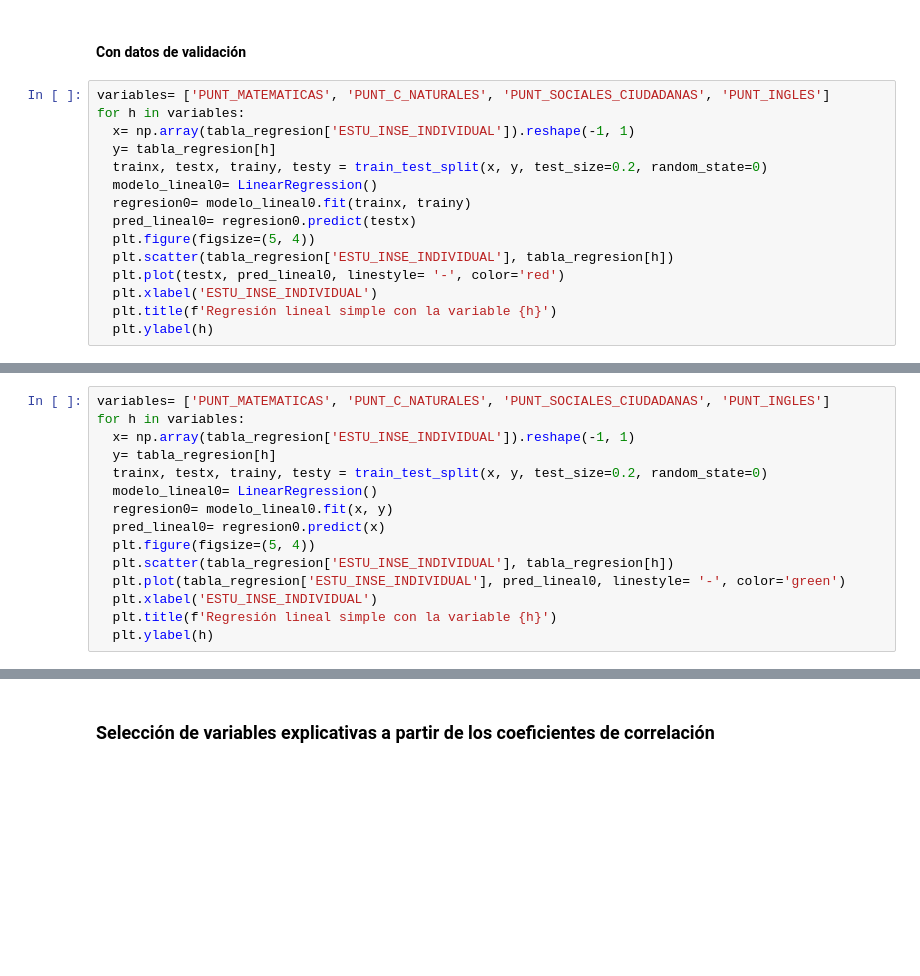
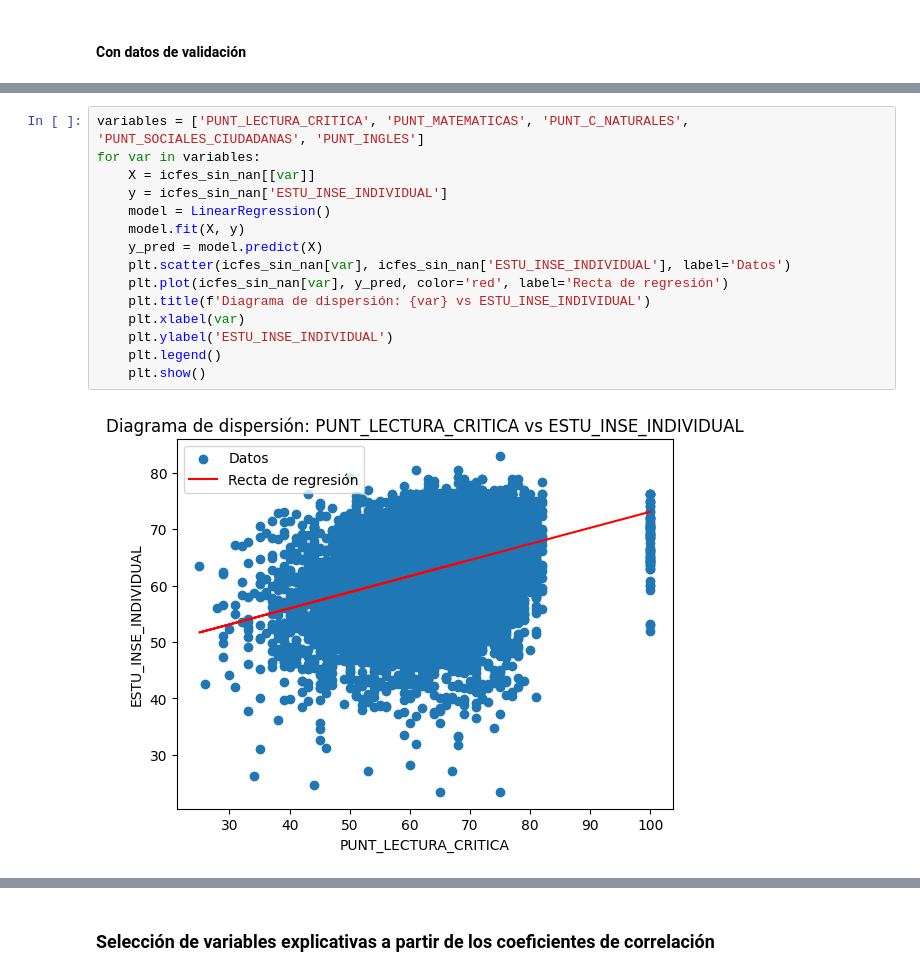
Before and after one commit to Daniedmath1405/Estadistica_II, a Jupyter notebook: Parte_practica_parcial_1_estadistica2.ipynb, the cells around one changed output, grey strips where cells are left out. Drawn from its saved outputs; the diff is of its cells as text; blank space fills up the shorter version.

```diff
--- a/Parte_practica_parcial_1_estadistica2.ipynb
+++ b/Parte_practica_parcial_1_estadistica2.ipynb
@@ -61,17 +57,2 @@ tabla_regresion.head(4)
 # %% [markdown]
 #### Con datos de validación
-# %%
-variables= ['PUNT_MATEMATICAS', 'PUNT_C_NATURALES', 'PUNT_SOCIALES_CIUDADANAS', 'PUNT_INGLES']
-for h in variables:
-  x= np.array(tabla_regresion['ESTU_INSE_INDIVIDUAL']).reshape(-1, 1)
-  y= tabla_regresion[h]
-  trainx, testx, trainy, testy = train_test_split(x, y, test_size=0.2, random_state=0)
-  modelo_lineal0= LinearRegression()
-  regresion0= modelo_lineal0.fit(trainx, trainy)
-  pred_lineal0= regresion0.predict(testx)
-  plt.figure(figsize=(5, 4))
-  plt.scatter(tabla_regresion['ESTU_INSE_INDIVIDUAL'], tabla_regresion[h])
-  plt.plot(testx, pred_lineal0, linestyle= '-', color='red')
-  plt.xlabel('ESTU_INSE_INDIVIDUAL')
-  plt.title(f'Regresión lineal simple con la variable {h}')
-  plt.ylabel(h)
@@ -85,15 +58,0 @@ for h in variables:
-# %%
-variables= ['PUNT_MATEMATICAS', 'PUNT_C_NATURALES', 'PUNT_SOCIALES_CIUDADANAS', 'PUNT_INGLES']
-for h in variables:
-  x= np.array(tabla_regresion['ESTU_INSE_INDIVIDUAL']).reshape(-1, 1)
-  y= tabla_regresion[h]
-  trainx, testx, trainy, testy = train_test_split(x, y, test_size=0.2, random_state=0)
-  modelo_lineal0= LinearRegression()
-  regresion0= modelo_lineal0.fit(x, y)
-  pred_lineal0= regresion0.predict(x)
-  plt.figure(figsize=(5, 4))
-  plt.scatter(tabla_regresion['ESTU_INSE_INDIVIDUAL'], tabla_regresion[h])
-  plt.plot(tabla_regresion['ESTU_INSE_INDIVIDUAL'], pred_lineal0, linestyle= '-', color='green')
-  plt.xlabel('ESTU_INSE_INDIVIDUAL')
-  plt.title(f'Regresión lineal simple con la variable {h}')
-  plt.ylabel(h)
@@ -104,0 +59,17 @@ for h in variables:
+# %%
+variables = ['PUNT_LECTURA_CRITICA', 'PUNT_MATEMATICAS', 'PUNT_C_NATURALES', 'PUNT_SOCIALES_CIUDADANAS', 'PUNT_INGLES']
+for var in variables:
+    X = icfes_sin_nan[[var]]
+    y = icfes_sin_nan['ESTU_INSE_INDIVIDUAL']
+    model = LinearRegression()
+    model.fit(X, y)
+    y_pred = model.predict(X)
+    plt.scatter(icfes_sin_nan[var], icfes_sin_nan['ESTU_INSE_INDIVIDUAL'], label='Datos')
+    plt.plot(icfes_sin_nan[var], y_pred, color='red', label='Recta de regresión')
+    plt.title(f'Diagrama de dispersión: {var} vs ESTU_INSE_INDIVIDUAL')
+    plt.xlabel(var)
+    plt.ylabel('ESTU_INSE_INDIVIDUAL')
+    plt.legend()
+    plt.show()
+# %% [output]
+[figure, added]
```
Also changed, not shown: parts of 39 cells of this notebook.
